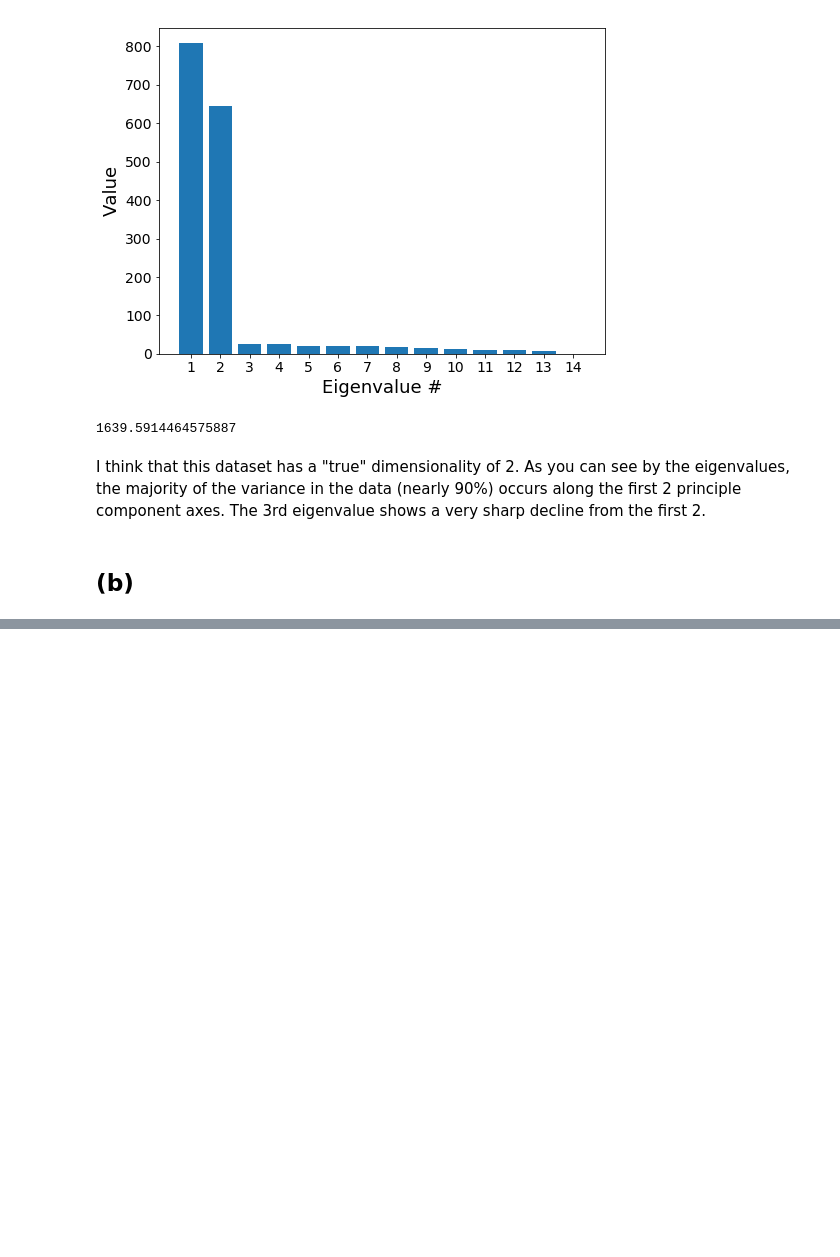
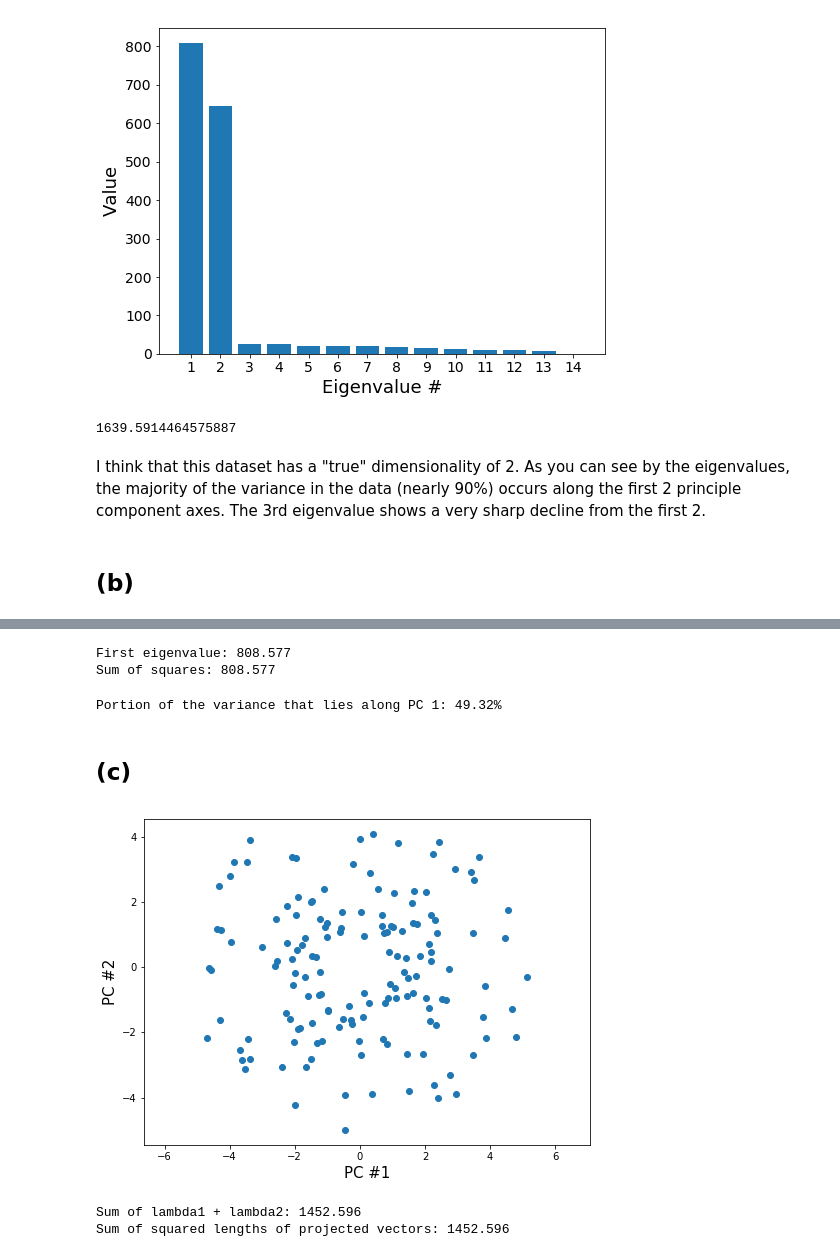
Before and after one commit to rfeinman/hw-mathtools, a Jupyter notebook: hw3_Feinman/hw3.ipynb, the cells around one changed output, grey strips where cells are left out. Cells and saved outputs as stored; diff of their text form; code cells hidden in the pictures; blank space fills up the shorter version.

```diff
--- a/hw3_Feinman/hw3.ipynb
+++ b/hw3_Feinman/hw3.ipynb
@@ -92,0 +105,45 @@ I think that this dataset has a "true" dimensionality of 2. As you can see by th
+# %%
+# Show that the sum of squares of the projected values is equal
+# to the first eigenvalue (within small precision error)
+sum_of_squares1 = np.sum(np.square(proj1))
+assert np.abs(sum_of_squares1 - eigenvalues[0]) < 1e-3
+print('First eigenvalue: %0.3f' % eigenvalues[0])
+print('Sum of squares: %0.3f' % sum_of_squares1)
+# %% [output]
+First eigenvalue: 808.577
+Sum of squares: 808.577
+# %%
+# To compute what portion of the variance lies along this component,
+# we must compute what portion of the total eigenvalue mass lies in
+# this eigenvalue
+portion = eigenvalues[0]/np.sum(eigenvalues)
+print('Portion of the variance that lies along PC 1: %0.2f%%' % (100*portion))
+# %% [output]
+Portion of the variance that lies along PC 1: 49.32%
+# %% [markdown]
+## (c)
+# %%
+# Compute projection onto the first two components
+proj1and2 = np.matmul(M_tilde, Vh[:2].T)
+# %%
+# Show a scatter plot of the first 2 principle components, using
+# equal scales on the two axes
+plt.figure(figsize=(8,6))
+plt.scatter(proj1and2[:,0], proj1and2[:,1])
+plt.axis('equal')
+plt.xlabel('PC #1', fontsize=15)
+plt.ylabel('PC #2', fontsize=15)
+plt.show()
+# %% [output]
+[figure, added]
+# %%
+# Show that the sum of the squared lengths of these vectors
+# is equal to lambda1 + lambda2 (within precision error)
+lengths = np.linalg.norm(proj1and2, axis=1)
+sum_of_squares1and2 = np.sum(np.square(lengths))
+assert np.abs(sum_of_squares1and2 - (eigenvalues[0] + eigenvalues[1])) < 1e-3
+print('Sum of lambda1 + lambda2: %0.3f' % (eigenvalues[0] + eigenvalues[1]))
+print('Sum of squared lengths of projected vectors: %0.3f' % sum_of_squares1and2)
+# %% [output]
+Sum of lambda1 + lambda2: 1452.596
+Sum of squared lengths of projected vectors: 1452.596
```
Also changed, not shown: parts of 21 cells of this notebook.
